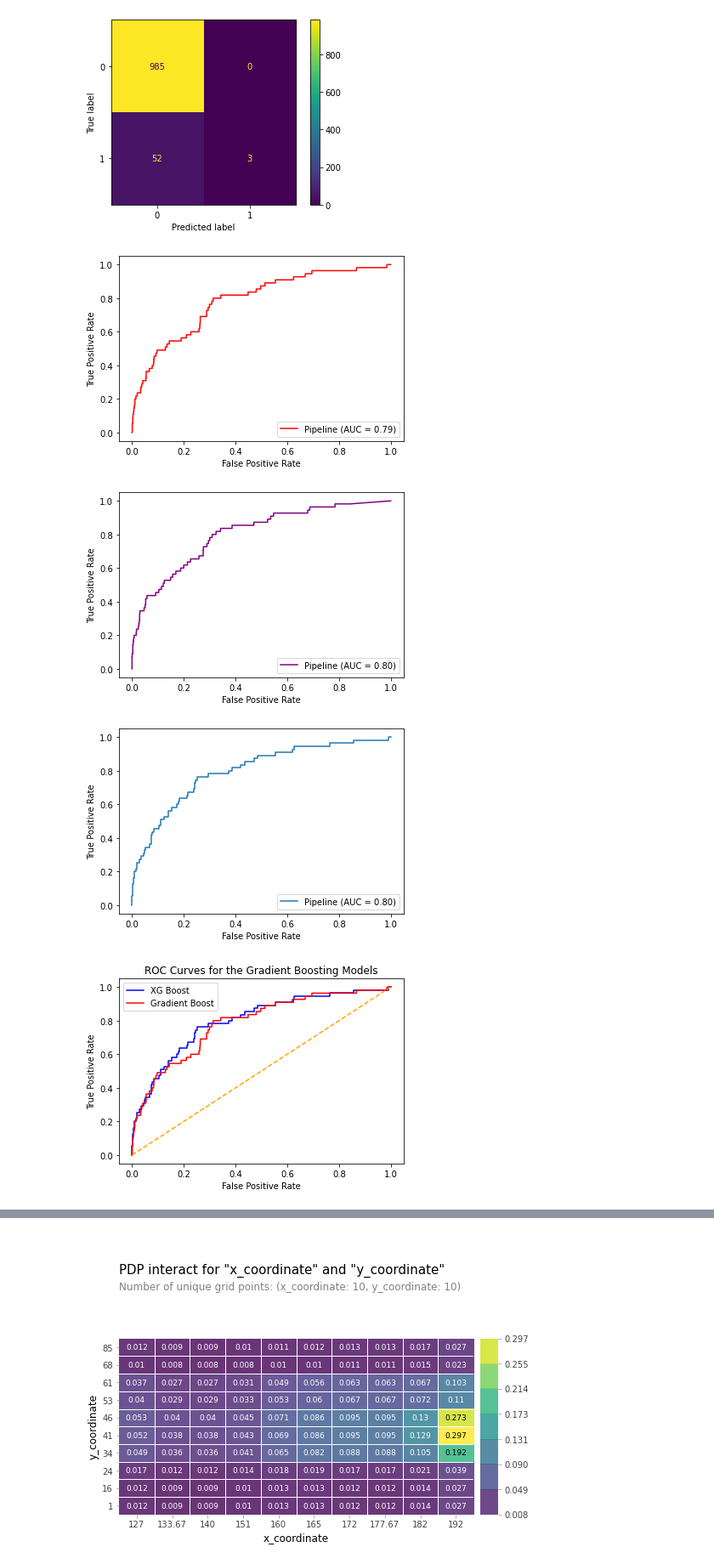
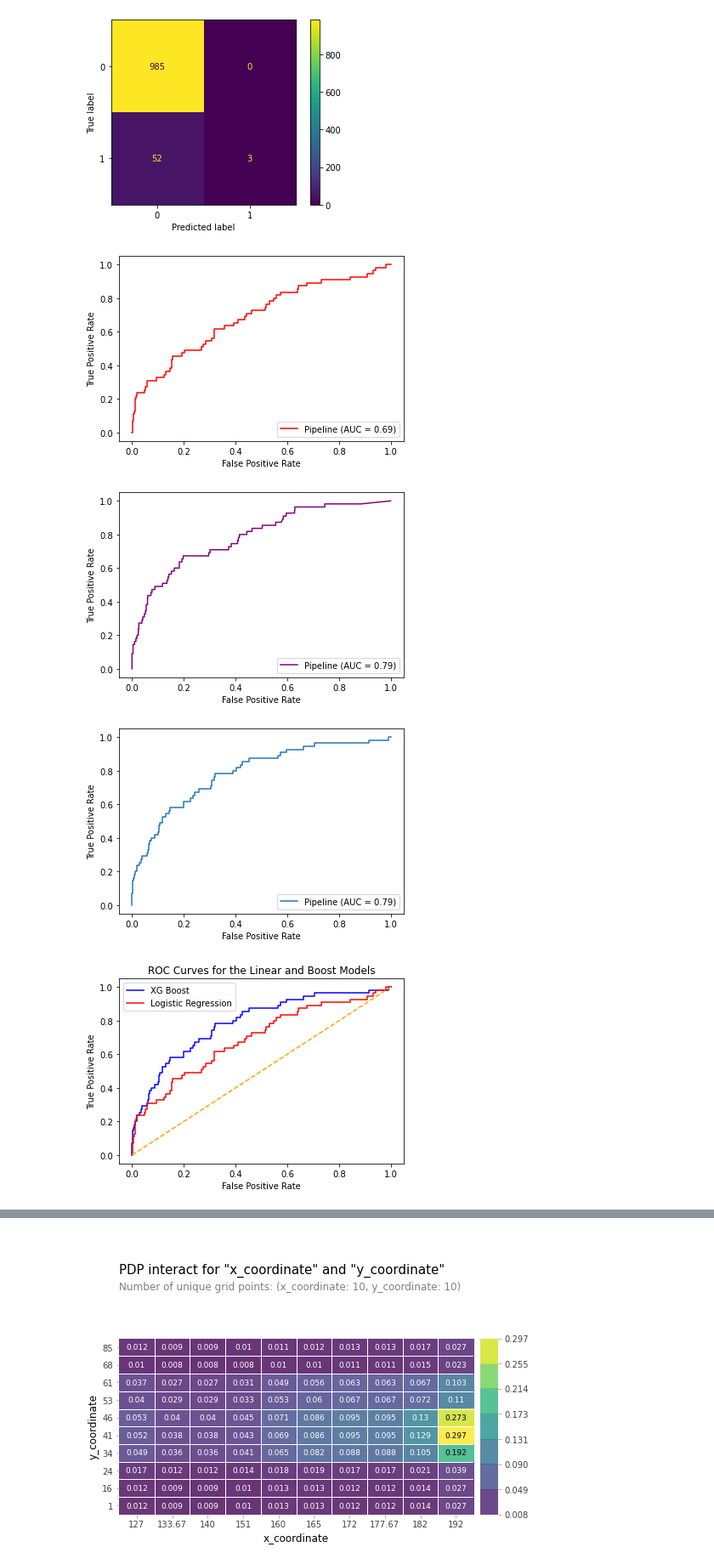
Before and after one commit to yaobviously/DataCup2021, a Jupyter notebook: hockeygoalmodel.ipynb, the cells around one changed output, grey strips where cells are left out. Shown at 85% size. Saved outputs shown, nothing was run; the diff lists cells and outputs as text; code cells hidden in the pictures.

```diff
--- a/hockeygoalmodel.ipynb
+++ b/hockeygoalmodel.ipynb
@@ -101,7 +107,7 @@ def wrangle(URL):
   lowimp_columns = ['away_team_goals', 'home_team_goals',
                     'home_score_diff', 'home_team_skaters',
                     'away_team_skaters', 'traffic', 'event_2back',
-                    'team', 'game_sec_rem', 'period', 'gameid']
+                    'team', 'game_sec_rem', 'period', 'gameid', 'player']
 
 
 
@@ -174,0 +168,26 @@ for a in alphas:
+# %%
+# tuning the logistic regression model. i chose not to print the values, but the
+# optimal l1 penalty is 1.
+
+l1s = [n for n in np.arange(0.1,1,0.1)]
+train_scores = []
+val_scores = []
+
+for l in l1s:
+
+  model_lr = make_pipeline(
+     OrdinalEncoder(),
+     SimpleImputer(),
+     StandardScaler(),
+     LogisticRegression(class_weight = 'balanced',
+                        penalty = 'elasticnet',
+                        solver = 'saga',
+                        l1_ratio = l)
+
+
+  )
+  model_lr.fit(X_train, y_train)
+  tscore_ = model_lr.score(X_train, y_train)
+  vscore_ = model_lr.score(X_train, y_train)
+  train_scores.append(tscore_)
+  val_scores.append(vscore_);
@@ -232,35 +262,35 @@ plot_confusion_matrix(model_xg, X_test, y_test, values_format = '.0f');
 weighted avg       0.95      0.95      0.93      1040
 [figure]
 # %%
-# Plotting the two boosting models using the plot_roc_curve function
+# Plotting the linear versus the tree models using the plot_roc_curve function
 
-plot_roc_curve(model, X_test, y_test, c = 'r')
+plot_roc_curve(model_lr, X_test, y_test, c = 'r')
 plot_roc_curve(model_rf, X_test, y_test, c = 'purple')
 plot_roc_curve(model_xg, X_test, y_test);
 # %% [output]
-[figure, old version]
+[figure, new version]
-[figure, old version]
+[figure, new version]
-[figure, old version]
+[figure, new version]
 # %%
-# Creating a ROC Curve manually with matplotlib using the parameters extracted
-# using roc_curve. I like the dashed orange line.
+# Creating a ROC Curve (for the test set) manually with matplotlib using the parameters
+# extracted using roc_curve. I like the dashed orange line.
 
 y_predxg = model_xg.predict_proba(X_test)[:,1]
-y_predgb = model.predict_proba(X_test)[:,1]
+y_predlr = model_lr.predict_proba(X_test)[:,1]
 
 fp, tp, thresh = roc_curve(y_test, y_predxg)
-fpgb, tpgb, threshgb = roc_curve(y_test, y_predgb)
+fpgb, tpgb, threshgb = roc_curve(y_test, y_predlr)
 
 plt.plot(fp, tp, c = 'b', label = 'XG Boost')
-plt.plot(fpgb, tpgb, c = 'red', label = 'Gradient Boost')
+plt.plot(fpgb, tpgb, c = 'red', label = 'Logistic Regression')
 plt.plot([0,1], c = 'orange', ls = '--')
 plt.xlabel('False Positive Rate')
 plt.ylabel('True Positive Rate')
-plt.title('ROC Curves for the Gradient Boosting Models')
+plt.title('ROC Curves for the Linear and Boost Models')
 plt.legend(loc = 'best')
 plt.show();
 # %% [output]
-[figure, old version]
+[figure, new version]
 # %%
 # Extracting and plotting the feature importances for the RandomForestClassifier
 
```
Also changed, not shown: parts of 15 cells of this notebook.
